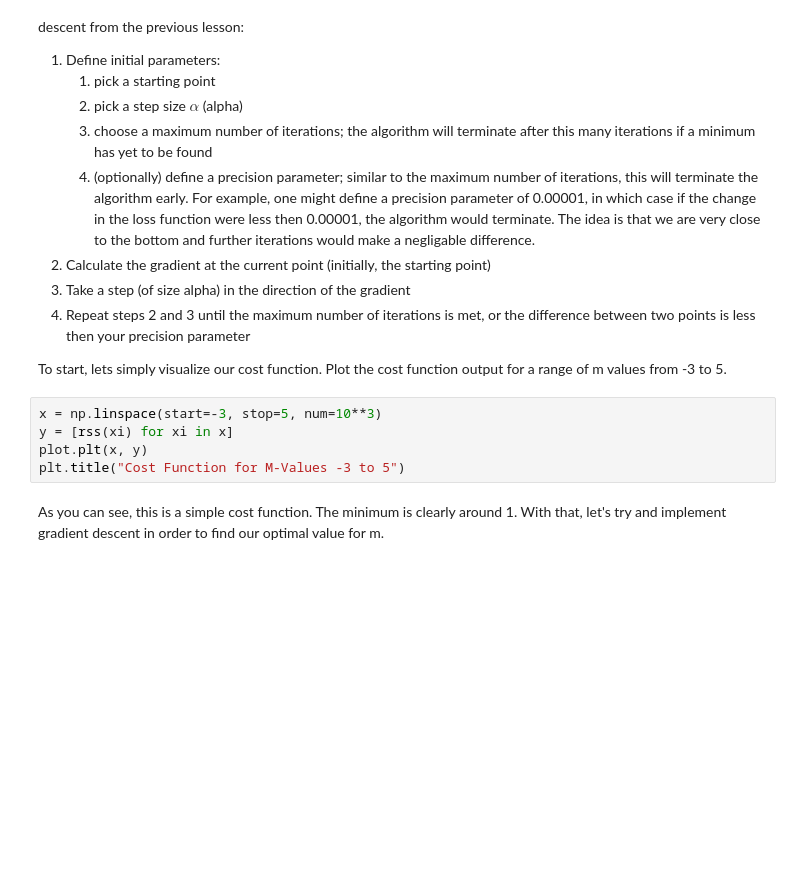
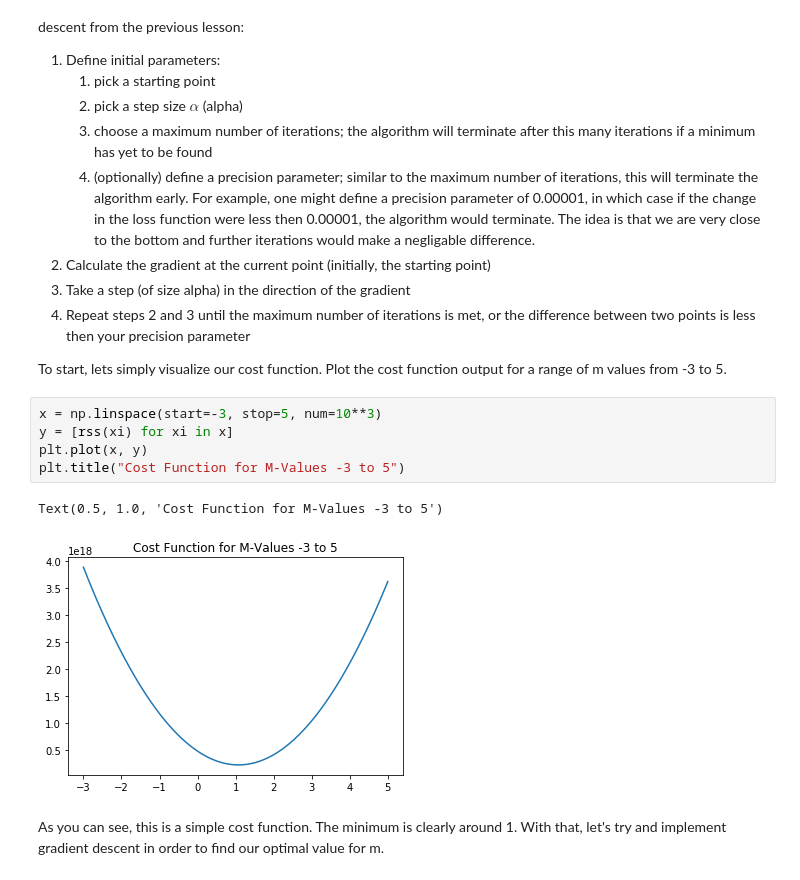
Before and after one commit to nkacoroski/dsc-3-30-05-gradient-descent-lab-seattle-ds-career-040119, a Jupyter notebook: index.ipynb, the cells around one changed output. Drawn from its saved outputs; the diff is of its cells as text; blank space fills up the shorter version.

```diff
--- a/index.ipynb
+++ b/index.ipynb
@@ -91,8 +91,11 @@ To start, lets simply visualize our cost function. Plot the cost function output
 # %%
 x = np.linspace(start=-3, stop=5, num=10**3)
 y = [rss(xi) for xi in x]
-plot.plt(x, y)
+plt.plot(x, y)
 plt.title("Cost Function for M-Values -3 to 5")
+# %% [output]
+Text(0.5, 1.0, 'Cost Function for M-Values -3 to 5')
+[figure, added]
 # %% [markdown]
 As you can see, this is a simple cost function. The minimum is clearly around 1. With that, let's try and implement gradient descent in order to find our optimal value for m.
 # %%
```
